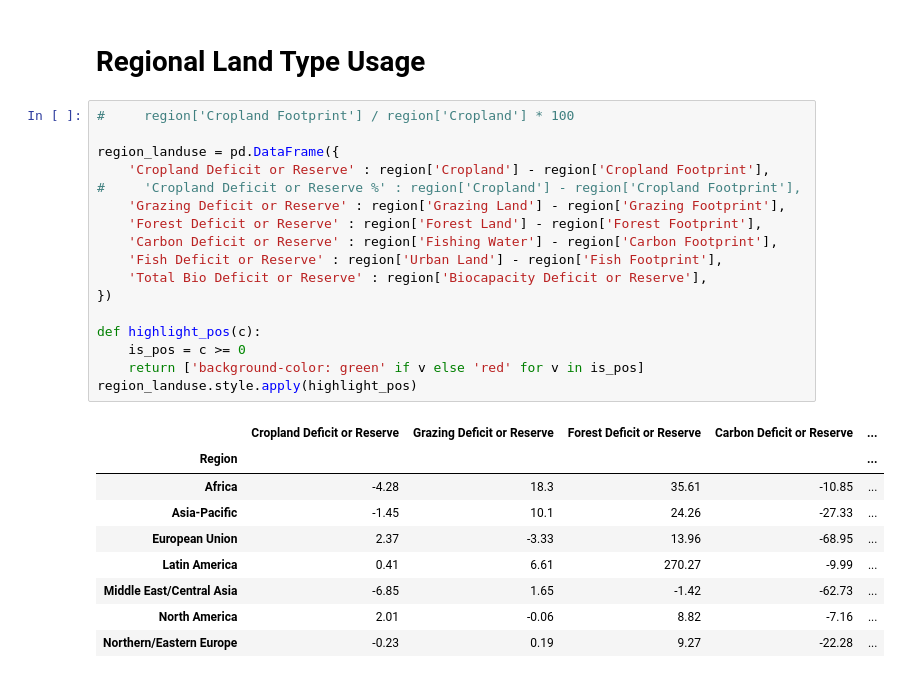
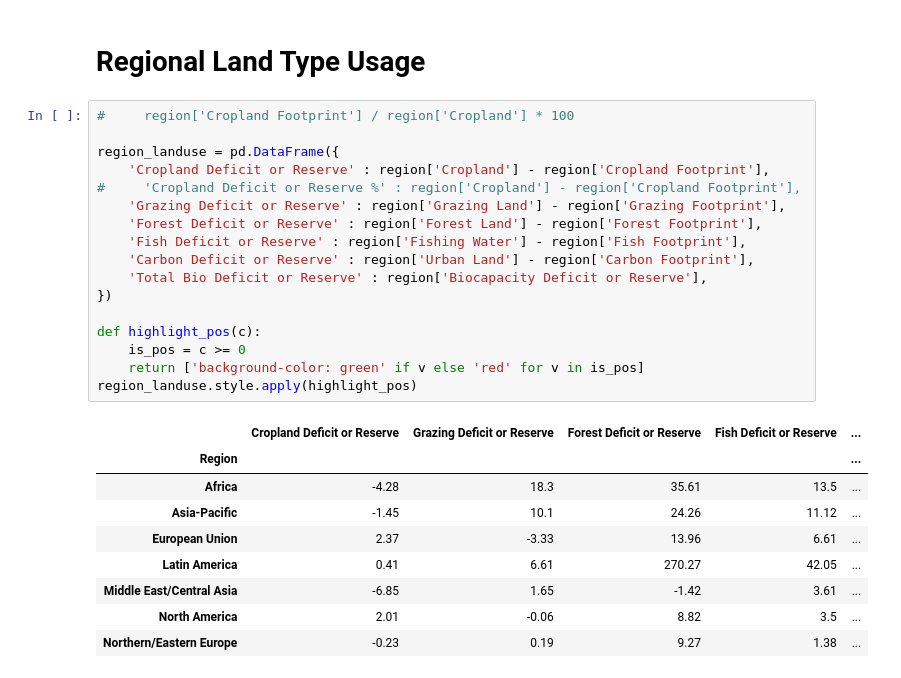
Before and after one commit to limbz-sami/Eco_footprint, a Jupyter notebook: footprint_v_biocapacity.ipynb, the cells around one changed output. Saved outputs shown, nothing was run; the diff lists cells and outputs as text.

```diff
--- a/footprint_v_biocapacity.ipynb
+++ b/footprint_v_biocapacity.ipynb
@@ -70,27 +70,27 @@ region.sort_values('Biocapacity Deficit or Reserve %', ascending=False)
 # %%
 #     region['Cropland Footprint'] / region['Cropland'] * 100
 
 region_landuse = pd.DataFrame({
     'Cropland Deficit or Reserve' : region['Cropland'] - region['Cropland Footprint'],
 #     'Cropland Deficit or Reserve %' : region['Cropland'] - region['Cropland Footprint'],
     'Grazing Deficit or Reserve' : region['Grazing Land'] - region['Grazing Footprint'],
     'Forest Deficit or Reserve' : region['Forest Land'] - region['Forest Footprint'],
-    'Carbon Deficit or Reserve' : region['Fishing Water'] - region['Carbon Footprint'],
-    'Fish Deficit or Reserve' : region['Urban Land'] - region['Fish Footprint'],
+    'Fish Deficit or Reserve' : region['Fishing Water'] - region['Fish Footprint'],
+    'Carbon Deficit or Reserve' : region['Urban Land'] - region['Carbon Footprint'],
     'Total Bio Deficit or Reserve' : region['Biocapacity Deficit or Reserve'],
 })
 
 def highlight_pos(c):
     is_pos = c >= 0
     return ['background-color: green' if v else 'red' for v in is_pos]
 region_landuse.style.apply(highlight_pos)
 # %% [output]
-|  | Cropland Deficit or Reserve | Grazing Deficit or Reserve | Forest Deficit or Reserve | Carbon Deficit or Reserve | ... |
+|  | Cropland Deficit or Reserve | Grazing Deficit or Reserve | Forest Deficit or Reserve | Fish Deficit or Reserve | ... |
 | Region |  |  |  |  | ... |
-| Africa | -4.28 | 18.3 | 35.61 | -10.85 | ... |
-| Asia-Pacific | -1.45 | 10.1 | 24.26 | -27.33 | ... |
-| European Union | 2.37 | -3.33 | 13.96 | -68.95 | ... |
-| Latin America | 0.41 | 6.61 | 270.27 | -9.99 | ... |
-| Middle East/Central Asia | -6.85 | 1.65 | -1.42 | -62.73 | ... |
-| North America | 2.01 | -0.06 | 8.82 | -7.16 | ... |
-| Northern/Eastern Europe | -0.23 | 0.19 | 9.27 | -22.28 | ... |
+| Africa | -4.28 | 18.3 | 35.61 | 13.5 | ... |
+| Asia-Pacific | -1.45 | 10.1 | 24.26 | 11.12 | ... |
+| European Union | 2.37 | -3.33 | 13.96 | 6.61 | ... |
+| Latin America | 0.41 | 6.61 | 270.27 | 42.05 | ... |
+| Middle East/Central Asia | -6.85 | 1.65 | -1.42 | 3.61 | ... |
+| North America | 2.01 | -0.06 | 8.82 | 3.5 | ... |
+| Northern/Eastern Europe | -0.23 | 0.19 | 9.27 | 1.38 | ... |
```
